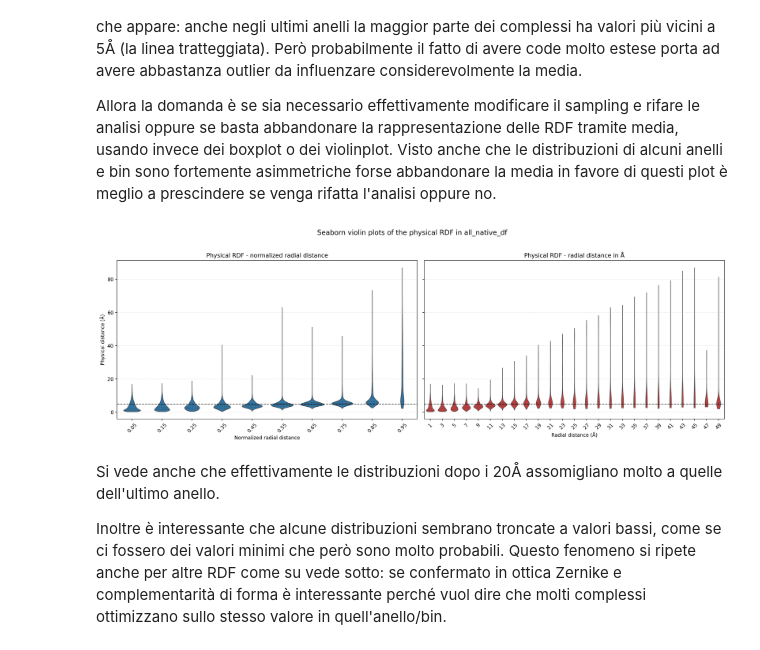
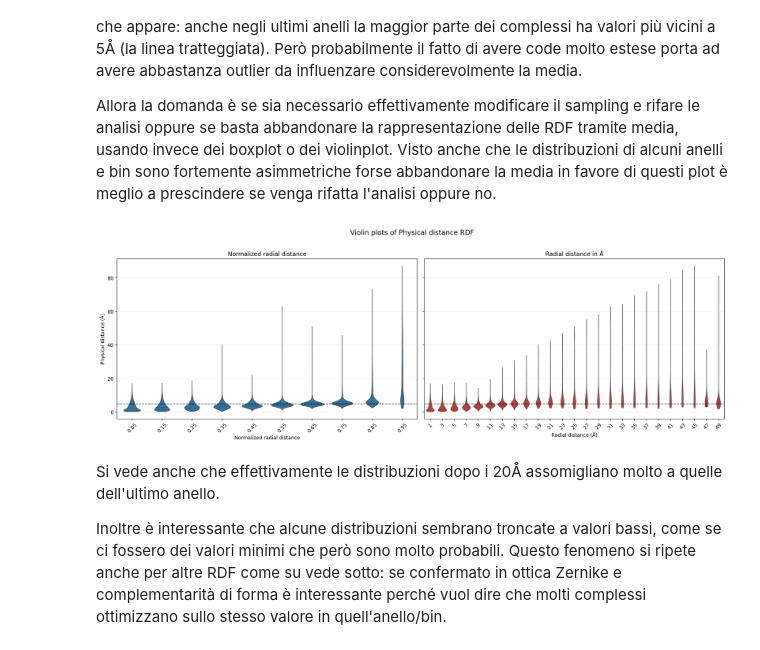
Before and after one commit to LuGiova/Zernike2D, a Jupyter notebook: relazione.ipynb, the cells around one changed output. Cells and saved outputs as stored; diff of their text form; code cells hidden in the pictures.

```diff
--- a/relazione.ipynb
+++ b/relazione.ipynb
@@ -331,8 +331,8 @@ fig, axes = plt.subplots(3, 2, figsize=(16, 12))
 # 1) Gyration radius (normal)
 gyr = finite_series(hist_df, 'gyration_radius', summary_type='normal')
 axes[0, 0].hist(gyr, bins=hist_bins(gyr), color='#2ca02c', alpha=0.70, edgecolor='black', linewidth=0.8)
-axes[0, 0].set_title('Gyration Radius', fontweight='bold')
-axes[0, 0].set_xlabel('Gyration Radius (Å)')
+axes[0, 0].set_title('Radius of Gyration', fontweight='bold')
+axes[0, 0].set_xlabel('Radius of Gyration (Å)')
 axes[0, 0].set_ylabel('Count')
 axes[0, 0].grid(axis='y', alpha=0.25, linestyle='--')
 
@@ -555,8 +555,8 @@ for feature_name in tertile_features:
     ax_hist.hist(feature_values, bins=hist_bins, color='#4c78a8', alpha=0.65, edgecolor='black', linewidth=0.8)
     ax_hist.axvline(q1, color='black', linestyle='--', linewidth=1.2, label='tertile thresholds')
     ax_hist.axvline(q2, color='black', linestyle='--', linewidth=1.2)
-    xlab = f'Gyration radius (Å)' if feature_name == 'gyration_radius' else f'Roughness (Å)'
-    ax_hist.set_title(f'Gyration radius distribution and tertile thresholds' if feature_name == 'gyration_radius' else f'Roughness distribution and tertile thresholds', fontsize=13, fontweight='bold')
+    xlab = f'Radius of Gyration (Å)' if feature_name == 'gyration_radius' else f'Roughness (Å)'
+    ax_hist.set_title(f'Radius of Gyration distribution and tertile thresholds' if feature_name == 'gyration_radius' else f'Roughness distribution and tertile thresholds', fontsize=13, fontweight='bold')
     ax_hist.set_xlabel(xlab, fontsize=12, fontweight='bold')
     ax_hist.set_ylabel('Count', fontsize=12, fontweight='bold')
     ax_hist.grid(axis='y', alpha=0.25, linestyle='--')
@@ -715,37 +715,37 @@ sns.violinplot(
     cut=0,
     linewidth=0.9,
 )
 axes[0].axhline(5, color='black', linestyle='--', linewidth=1.2, alpha=0.8)
-axes[0].set_title('Physical RDF - normalized radial distance')
+axes[0].set_title('Normalized radial distance')
 axes[0].set_xlabel('Normalized radial distance')
 axes[0].set_ylabel('Physical distance (Å)')
 axes[0].grid(axis='y', alpha=0.25, linestyle='--')
 axes[0].tick_params(axis='x', rotation=45)
 
 sns.violinplot(
     data=angstrom_long_df,
     x='radius_bin',
     y='physical_distance_A',
     order=angstrom_order,
     ax=axes[1],
     color='#d62728',
     inner='quartile',
     cut=0,
     linewidth=0.9,
 )
 axes[1].axhline(5, color='black', linestyle='--', linewidth=1.2, alpha=0.8)
-axes[1].set_title('Physical RDF - radial distance in Å')
+axes[1].set_title('Radial distance in Å')
 axes[1].set_xlabel('Radial distance (Å)')
 axes[1].set_ylabel('')
 axes[1].grid(axis='y', alpha=0.25, linestyle='--')
 axes[1].tick_params(axis='x', rotation=45)
 
-fig.suptitle('Seaborn violin plots of the physical RDF in all_native_df', fontsize=14, y=1.02)
+fig.suptitle('Violin plots of Physical distance RDF', fontsize=14, y=1.02)
 fig.tight_layout()
 plt.savefig('relazione/fig08_native_physical_distance_distributions.pdf', bbox_inches='tight')
 plt.show()
 # %% [output]
-[figure, old version]
+[figure, new version]
 # %% [markdown]
 Si vede anche che effettivamente le distribuzioni dopo i 20Å assomigliano molto a quelle dell'ultimo anello.
 
```
Also changed, not shown: parts of 1 cell of this notebook, 6 other files.
